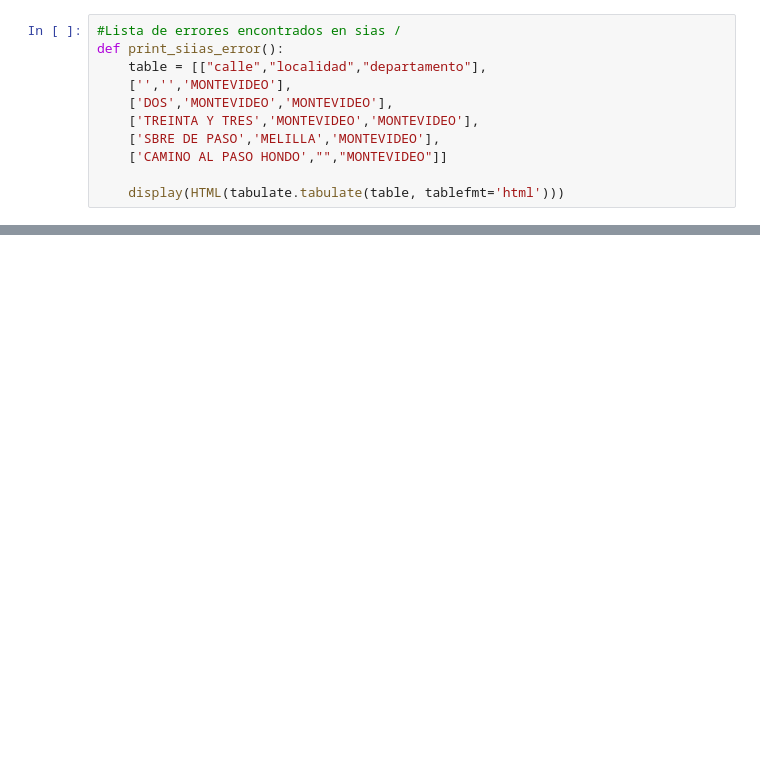
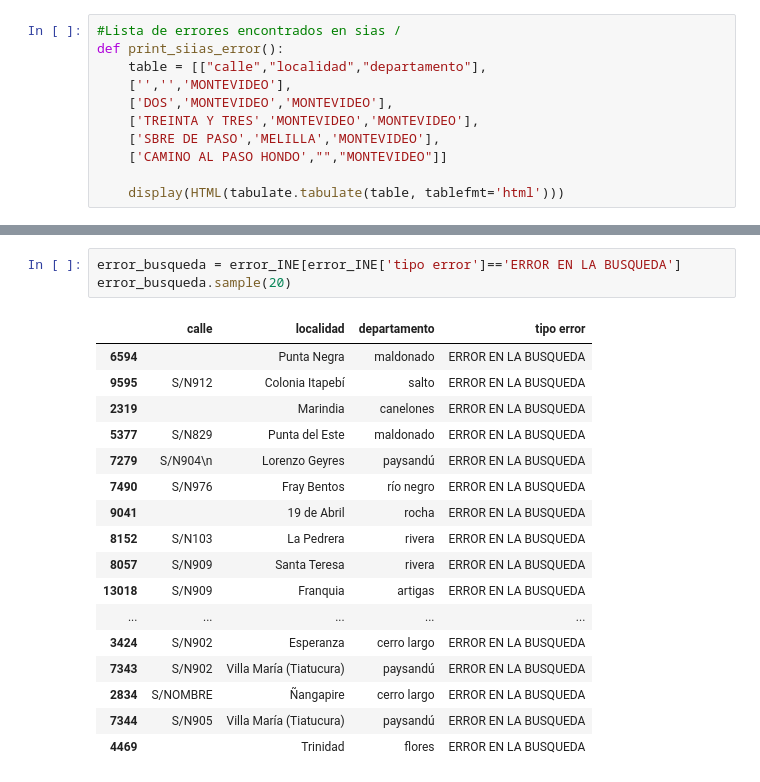
Before and after one commit to Casimistico/street_codification, a Jupyter notebook: Exploracion preliminar.ipynb, the cells around one changed output, grey strips where cells are left out. Saved outputs shown, nothing was run; the diff lists cells and outputs as text; blank space fills up the shorter version.

```diff
--- a/Exploracion preliminar.ipynb
+++ b/Exploracion preliminar.ipynb
@@ -990,0 +1002,21 @@ NameError: name 'errores_recheckeo' is not defined
+# %%
+error_busqueda = error_INE[error_INE['tipo error']=='ERROR EN LA BUSQUEDA']
+error_busqueda.sample(20)
+# %% [output]
+|  | calle | localidad | departamento | tipo error |
+| 6594 |  | Punta Negra | maldonado | ERROR EN LA BUSQUEDA |
+| 9595 | S/N912 | Colonia Itapebí | salto | ERROR EN LA BUSQUEDA |
+| 2319 |  | Marindia | canelones | ERROR EN LA BUSQUEDA |
+| 5377 | S/N829 | Punta del Este | maldonado | ERROR EN LA BUSQUEDA |
+| 7279 | S/N904\n | Lorenzo Geyres | paysandú | ERROR EN LA BUSQUEDA |
+| 7490 | S/N976 | Fray Bentos | río negro | ERROR EN LA BUSQUEDA |
+| 9041 |  | 19 de Abril | rocha | ERROR EN LA BUSQUEDA |
+| 8152 | S/N103 | La Pedrera | rivera | ERROR EN LA BUSQUEDA |
+| 8057 | S/N909 | Santa Teresa | rivera | ERROR EN LA BUSQUEDA |
+| 13018 | S/N909 | Franquia | artigas | ERROR EN LA BUSQUEDA |
+| ... | ... | ... | ... | ... |
+| 3424 | S/N902 | Esperanza | cerro largo | ERROR EN LA BUSQUEDA |
+| 7343 | S/N902 | Villa María (Tiatucura) | paysandú | ERROR EN LA BUSQUEDA |
+| 2834 | S/NOMBRE | Ñangapire | cerro largo | ERROR EN LA BUSQUEDA |
+| 7344 | S/N905 | Villa María (Tiatucura) | paysandú | ERROR EN LA BUSQUEDA |
+| 4469 |  | Trinidad | flores | ERROR EN LA BUSQUEDA |
```
Also changed, not shown: parts of 38 cells of this notebook, 2 other files.
